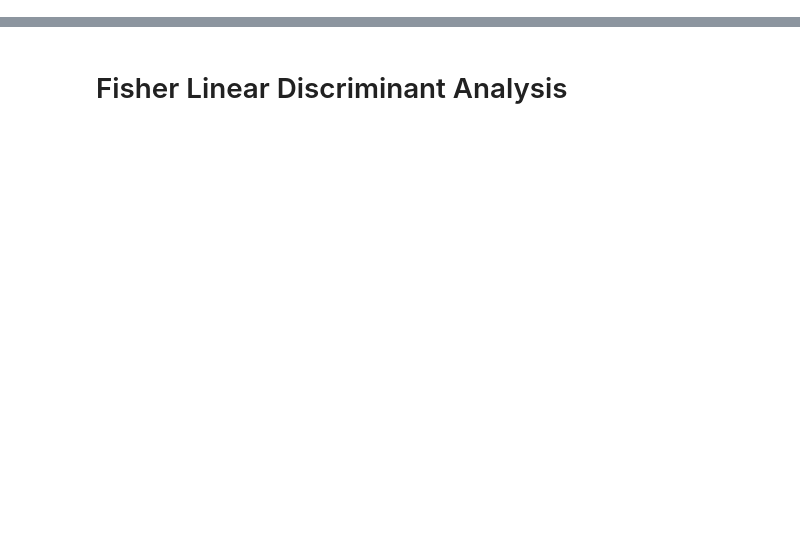
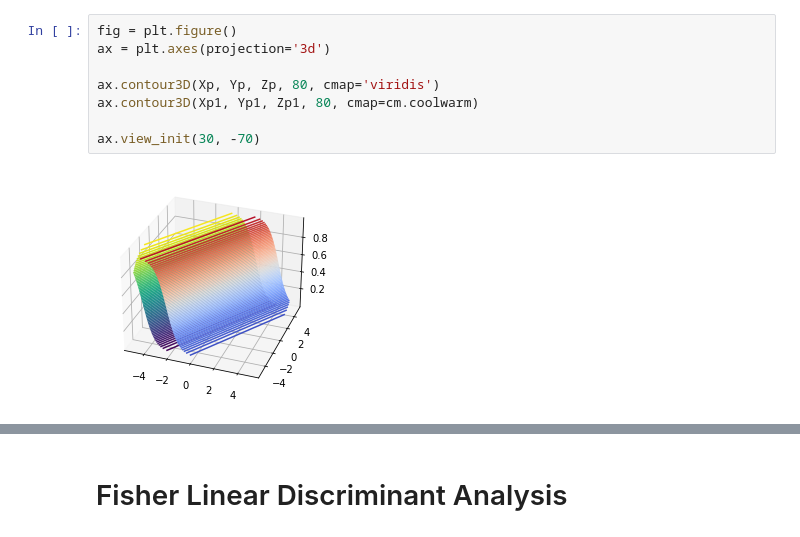
Before and after one commit to ixiaopan/DataScience, a Jupyter notebook: FML/05-GGM.ipynb, the cells around one changed output, grey strips where cells are left out. Drawn from its saved outputs; the diff is of its cells as text; blank space fills up the shorter version.

```diff
--- a/FML/05-GGM.ipynb
+++ b/FML/05-GGM.ipynb
@@ -9,0 +177,10 @@ from sklearn import datasets
+# %%
+fig = plt.figure()
+ax = plt.axes(projection='3d')
+
+ax.contour3D(Xp, Yp, Zp, 80, cmap='viridis')
+ax.contour3D(Xp1, Yp1, Zp1, 80, cmap=cm.coolwarm)
+
+ax.view_init(30, -70)
+# %% [output]
+[figure, added]
```
Also changed, not shown: parts of 26 cells of this notebook.
